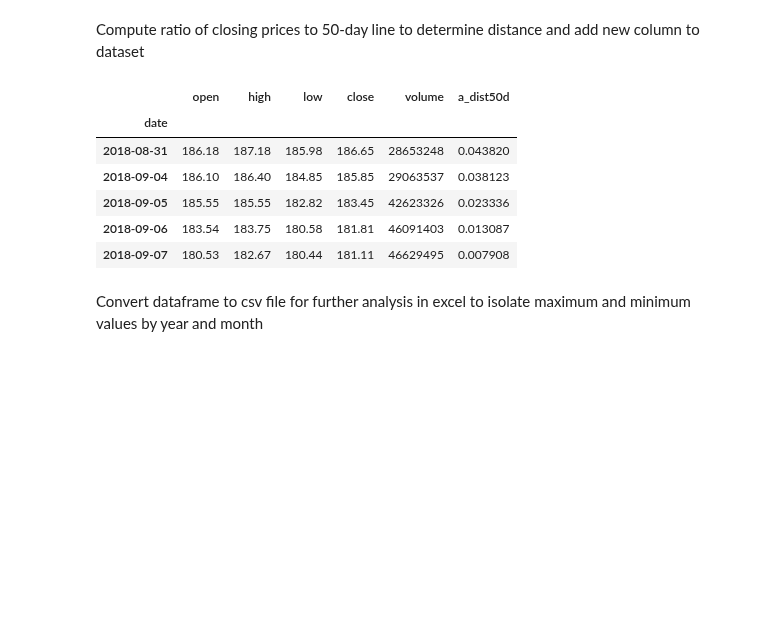
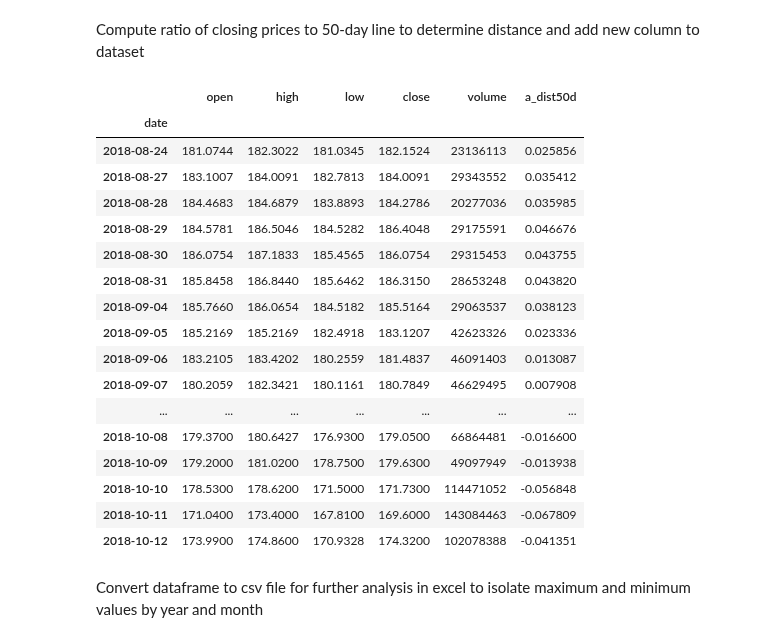
Before and after one commit to murphw/qqq-etf-study, a Jupyter notebook: NASDAQ-100 and Central Tendency.ipynb, the cells around one changed output. Saved outputs shown, nothing was run; the diff lists cells and outputs as text; code cells hidden in the pictures; blank space fills up the shorter version.

```diff
--- a/NASDAQ-100 and Central Tendency.ipynb
+++ b/NASDAQ-100 and Central Tendency.ipynb
@@ -20,8 +20,8 @@ This study uses time series closing price data of the NASDAQ-100 ETF, stock symb
 # %% [markdown]
 Query historical data
 # %%
-start = datetime.datetime(2013, 9, 7)
-end = datetime.datetime(2018, 9, 7)
+start = datetime.datetime(2013, 10, 12)
+end = datetime.datetime(2018, 10, 12)
 from iexfinance import get_historical_data
 # %% [markdown]
 Input selected stock symbol, in this case, QQQ
@@ -46,15 +46,26 @@ Compute ratio of closing prices to 50-day line to determine distance and add new
 # %%
 a_dist50d = a['close'] / a_50d - 1
 a['a_dist50d'] = a_dist50d
-a.tail()
+a.tail(35)
 # %% [output]
 |  | open | high | low | close | volume | a_dist50d |
 | date |  |  |  |  |  |  |
-| 2018-08-31 | 186.18 | 187.18 | 185.98 | 186.65 | 28653248 | 0.043820 |
-| 2018-09-04 | 186.10 | 186.40 | 184.85 | 185.85 | 29063537 | 0.038123 |
-| 2018-09-05 | 185.55 | 185.55 | 182.82 | 183.45 | 42623326 | 0.023336 |
-| 2018-09-06 | 183.54 | 183.75 | 180.58 | 181.81 | 46091403 | 0.013087 |
-| 2018-09-07 | 180.53 | 182.67 | 180.44 | 181.11 | 46629495 | 0.007908 |
+| 2018-08-24 | 181.0744 | 182.3022 | 181.0345 | 182.1524 | 23136113 | 0.025856 |
+| 2018-08-27 | 183.1007 | 184.0091 | 182.7813 | 184.0091 | 29343552 | 0.035412 |
+| 2018-08-28 | 184.4683 | 184.6879 | 183.8893 | 184.2786 | 20277036 | 0.035985 |
+| 2018-08-29 | 184.5781 | 186.5046 | 184.5282 | 186.4048 | 29175591 | 0.046676 |
+| 2018-08-30 | 186.0754 | 187.1833 | 185.4565 | 186.0754 | 29315453 | 0.043755 |
+| 2018-08-31 | 185.8458 | 186.8440 | 185.6462 | 186.3150 | 28653248 | 0.043820 |
+| 2018-09-04 | 185.7660 | 186.0654 | 184.5182 | 185.5164 | 29063537 | 0.038123 |
+| 2018-09-05 | 185.2169 | 185.2169 | 182.4918 | 183.1207 | 42623326 | 0.023336 |
+| 2018-09-06 | 183.2105 | 183.4202 | 180.2559 | 181.4837 | 46091403 | 0.013087 |
+| 2018-09-07 | 180.2059 | 182.3421 | 180.1161 | 180.7849 | 46629495 | 0.007908 |
+| ... | ... | ... | ... | ... | ... | ... |
+| 2018-10-08 | 179.3700 | 180.6427 | 176.9300 | 179.0500 | 66864481 | -0.016600 |
+| 2018-10-09 | 179.2000 | 181.0200 | 178.7500 | 179.6300 | 49097949 | -0.013938 |
+| 2018-10-10 | 178.5300 | 178.6200 | 171.5000 | 171.7300 | 114471052 | -0.056848 |
+| 2018-10-11 | 171.0400 | 173.4000 | 167.8100 | 169.6000 | 143084463 | -0.067809 |
+| 2018-10-12 | 173.9900 | 174.8600 | 170.9328 | 174.3200 | 102078388 | -0.041351 |
 # %% [markdown]
 Convert dataframe to csv file for further analysis in excel to isolate maximum and minimum values by year and month
 # %%
```
Also changed, not shown: parts of 12 cells of this notebook.
